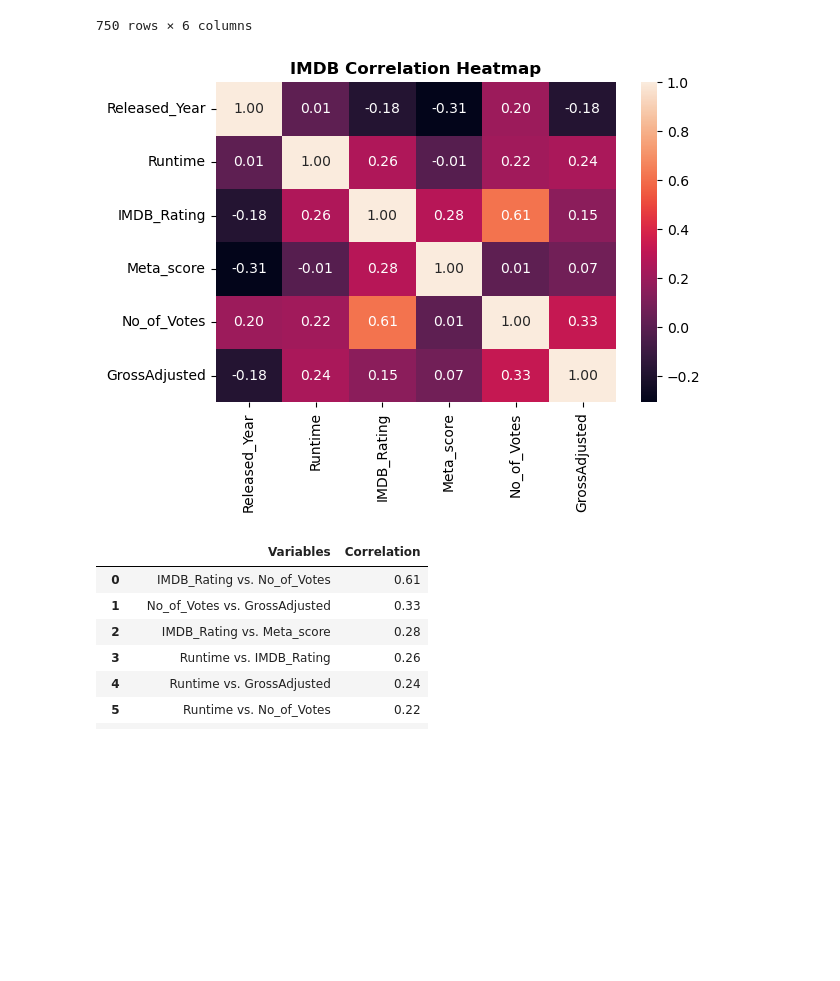
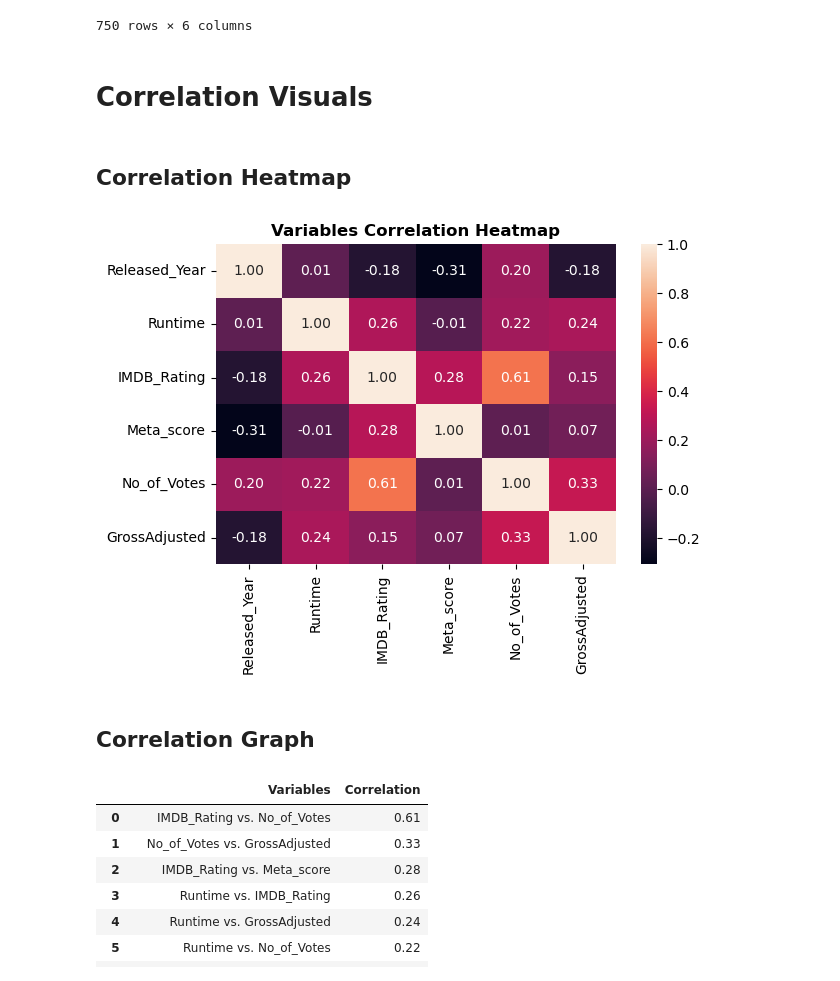
Before and after one commit to spc-kim/midterm_project, a Jupyter notebook: notebook.ipynb, the cells around one changed output. Cells and saved outputs as stored; diff of their text form; code cells hidden in the pictures; blank space fills up the shorter version.

```diff
--- a/notebook.ipynb
+++ b/notebook.ipynb
@@ -221,22 +224,30 @@ numeric_df
 | 994 | 1964 | 87 | 7.60 | 96.00 | 40351 | 115040974.55 |
 | 997 | 1953 | 118 | 7.60 | 85.00 | 43374 | 295632958.80 |
 750 rows × 6 columns
+# %% [markdown]
+# Correlation Visuals
+# %% [markdown]
+## Correlation Heatmap
 # %%
 # Make a heatmap from numeric dataframe
-plt.figure()
+corr_fig, corr_ax = plt.subplots()
 corr = numeric_df.corr(numeric_only=True)
-heatmap = sns.heatmap(
+sns.heatmap(
 	corr,
 	annot=True,
 	fmt=".2f"
 )
 
-heatmap.set_title("IMDB Correlation Heatmap", weight="bold")
+corr_ax.set_title("Variables Correlation Heatmap", weight="bold")
 
 plt.tight_layout()
 plt.show()
+
+corr_fig.savefig("img/correlation_heatmap.png", dpi=300, bbox_inches="tight")
 # %% [output]
-[figure, old version]
+[figure, new version]
+# %% [markdown]
+## Correlation Graph
 # %%
 # Create unstacked correlation dataframe for visual aid
 corr_unstacked = corr.unstack().reset_index()
```
Also changed, not shown: parts of 29 cells of this notebook, 13 other files.
